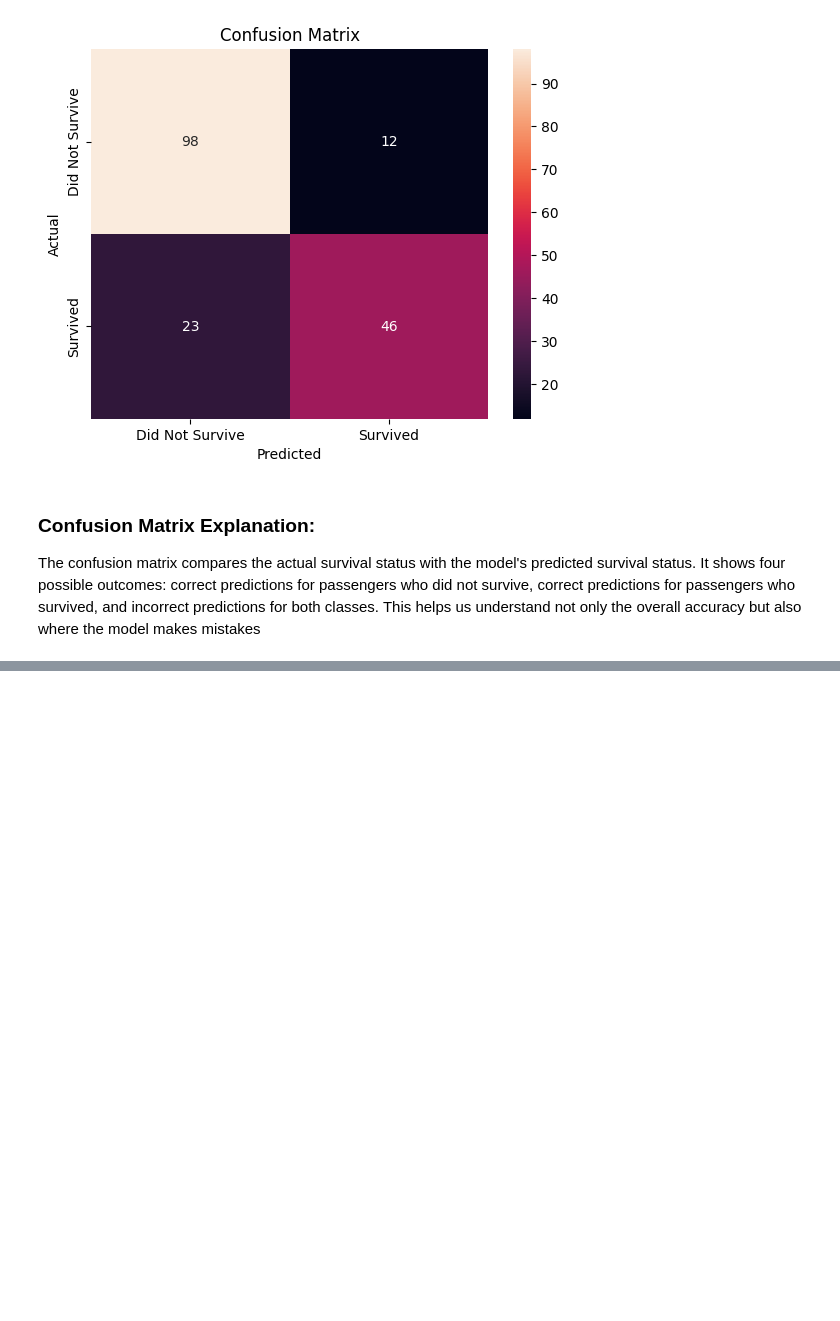
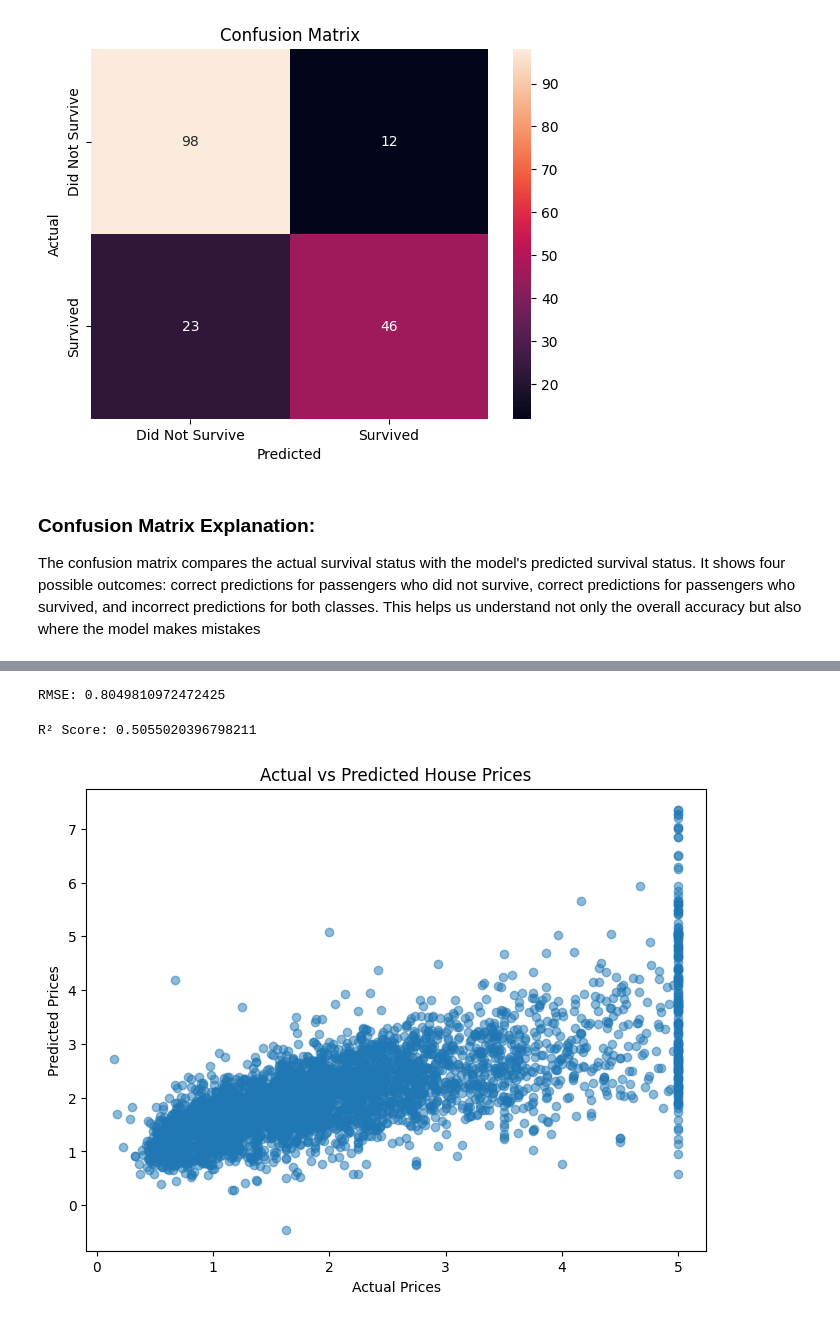
Before and after one commit to nauman1122/neurofive-ml-track, a Jupyter notebook: Week_01,02/titanic_eda_01.ipynb, the cells around one changed output, grey strips where cells are left out. Cells and saved outputs as stored; diff of their text form; code cells hidden in the pictures; blank space fills up the shorter version.

Commit message:
House Price Prediction with Linear Regression

```diff
--- a/Week_01,02/titanic_eda_01.ipynb
+++ b/Week_01,02/titanic_eda_01.ipynb
@@ -367,0 +458,7 @@ The confusion matrix compares the actual survival status with the model's predic
+# %%
+X_train, X_test, y_train, y_test = train_test_split(
+    X,
+    y,
+    test_size=0.2,
+    random_state=42
+)
@@ -367,0 +471,5 @@ The confusion matrix compares the actual survival status with the model's predic
+# %%
+# train a linear regression model
+model = LinearRegression()
+# %%
+model.fit(X_train, y_train)
@@ -367,0 +478,9 @@ The confusion matrix compares the actual survival status with the model's predic
+# %%
+# make predictions on the test set
+y_pred = model.predict(X_test)
+comparison = pd.DataFrame({
+    "Actual": y_test.values,
+    "Predicted": y_pred
+})
+
+comparison.head(10)
@@ -367,0 +499,24 @@ The confusion matrix compares the actual survival status with the model's predic
+# %%
+rmse = np.sqrt(mean_squared_error(y_test, y_pred))
+
+print("RMSE:", rmse)
+# %% [output]
+RMSE: 0.8049810972472425
+# %%
+r2 = r2_score(y_test, y_pred)
+
+print("R² Score:", r2)
+# %% [output]
+R² Score: 0.5055020396798211
+# %%
+plt.figure(figsize=(8, 6))
+
+plt.scatter(y_test, y_pred, alpha=0.5)
+
+plt.xlabel("Actual Prices")
+plt.ylabel("Predicted Prices")
+plt.title("Actual vs Predicted House Prices")
+
+plt.show()
+# %% [output]
+[figure, added]
```
Also changed, not shown: parts of 13 cells of this notebook.
